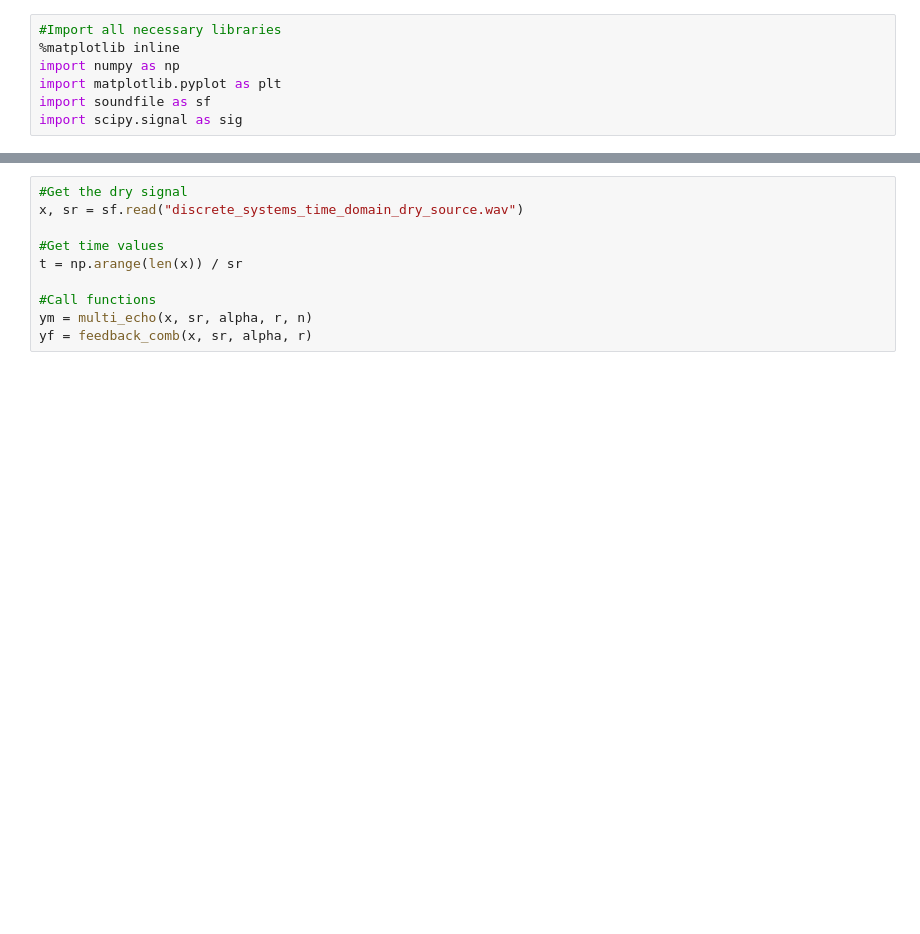
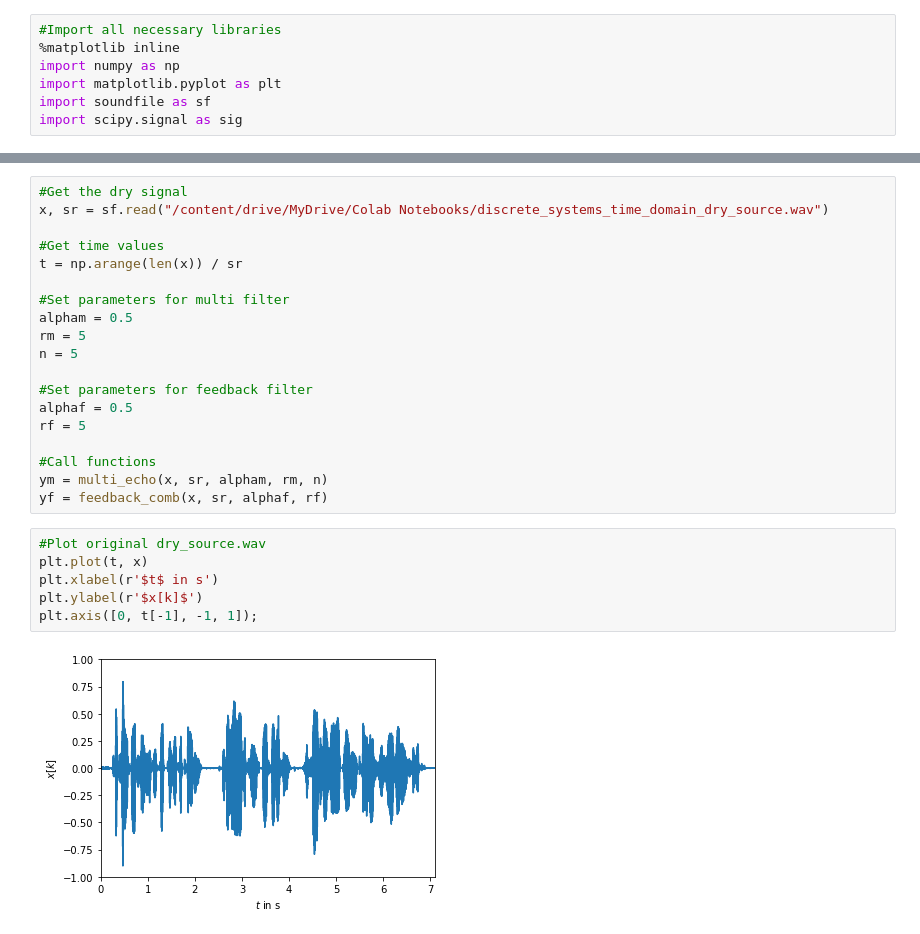
Before and after one commit to ndcoles1420/ECEN314, a Jupyter notebook: PythonSoundProject.ipynb, the cells around one changed output, grey strips where cells are left out. Cells and saved outputs as stored; diff of their text form; blank space fills up the shorter version.

```diff
--- a/PythonSoundProject.ipynb
+++ b/PythonSoundProject.ipynb
@@ -27,10 +41,27 @@ def feedback_comb(x, alpha, r):
 # %%
 #Get the dry signal
-x, sr = sf.read("discrete_systems_time_domain_dry_source.wav")
+x, sr = sf.read("/content/drive/MyDrive/Colab Notebooks/discrete_systems_time_domain_dry_source.wav")
 
 #Get time values
 t = np.arange(len(x)) / sr
 
+#Set parameters for multi filter
+alpham = 0.5
+rm = 5
+n = 5
+
+#Set parameters for feedback filter
+alphaf = 0.5
+rf = 5
+
 #Call functions
-ym = multi_echo(x, sr, alpha, r, n)
-yf = feedback_comb(x, sr, alpha, r)
+ym = multi_echo(x, sr, alpham, rm, n)
+yf = feedback_comb(x, sr, alphaf, rf)
+# %%
+#Plot original dry_source.wav
+plt.plot(t, x)
+plt.xlabel(r'$t$ in s')
+plt.ylabel(r'$x[k]$')
+plt.axis([0, t[-1], -1, 1]);
+# %% [output]
+[figure, added]
```
Also changed, not shown: parts of 5 cells of this notebook.
